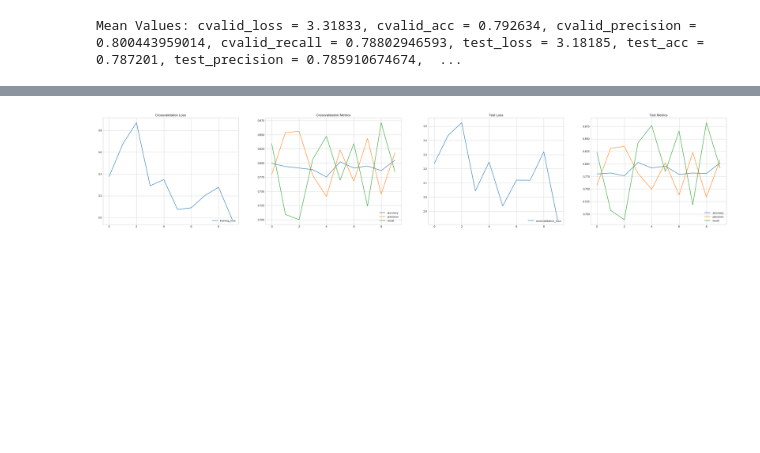
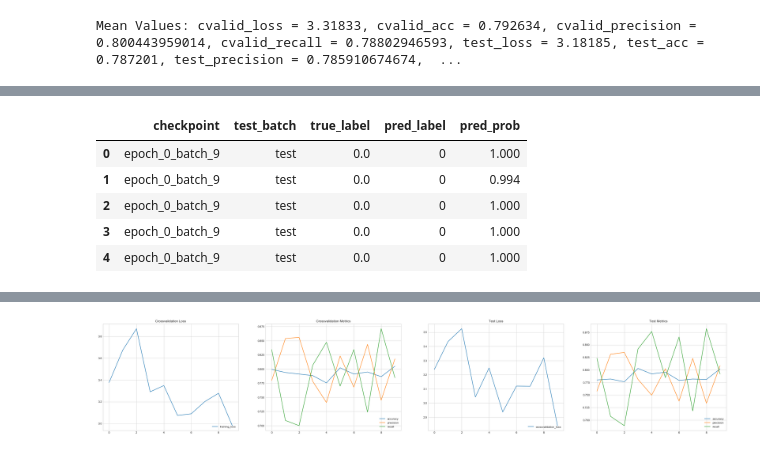
Before and after one commit to Sardhendu/PropertyClassification, a Jupyter notebook: Model_eval-Aerial_cropped.ipynb, the cells around one changed output, grey strips where cells are left out. Drawn from its saved outputs; the diff is of its cells as text; code cells hidden in the pictures; blank space fills up the shorter version.

```diff
--- a/Model_eval-Aerial_cropped.ipynb
+++ b/Model_eval-Aerial_cropped.ipynb
@@ -177,0 +217,9 @@ Mean Values: cvalid_loss = 3.31833, cvalid_acc = 0.792634, cvalid_precision = 0.
+# %%
+prediction_outcomes.head()
+# %% [output]
+|  | checkpoint | test_batch | true_label | pred_label | pred_prob |
+| 0 | epoch_0_batch_9 | test | 0.0 | 0 | 1.000 |
+| 1 | epoch_0_batch_9 | test | 0.0 | 0 | 0.994 |
+| 2 | epoch_0_batch_9 | test | 0.0 | 0 | 1.000 |
+| 3 | epoch_0_batch_9 | test | 0.0 | 0 | 1.000 |
+| 4 | epoch_0_batch_9 | test | 0.0 | 0 | 1.000 |
```
Also changed, not shown: parts of 6 cells of this notebook, 8 other files.
